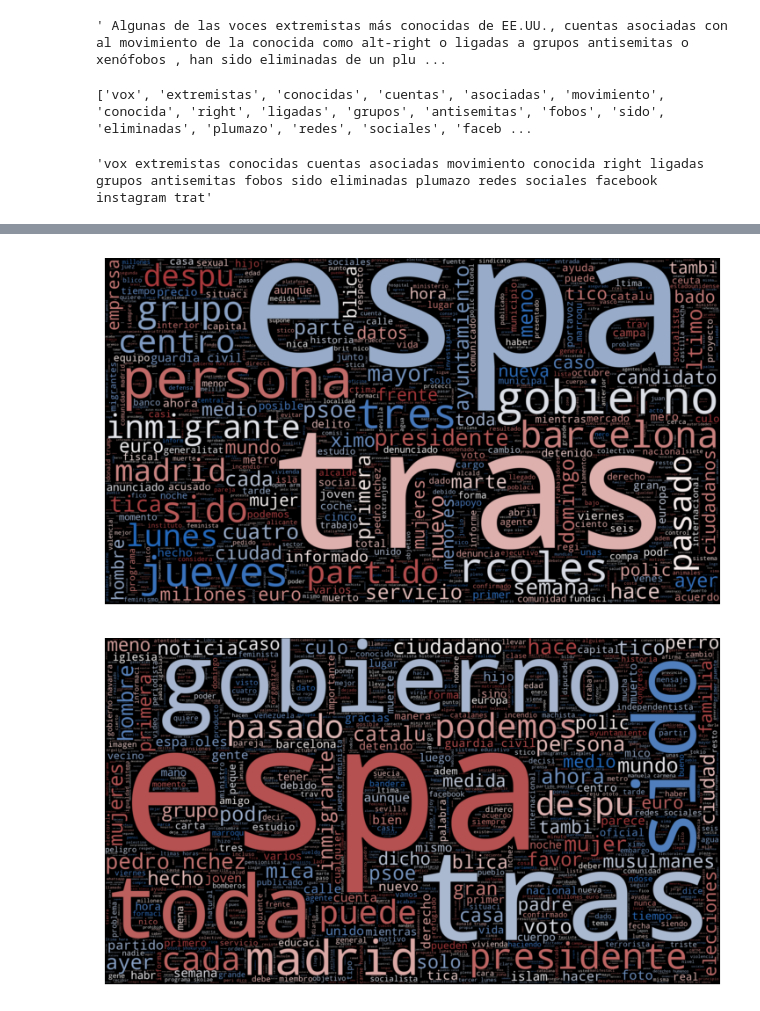
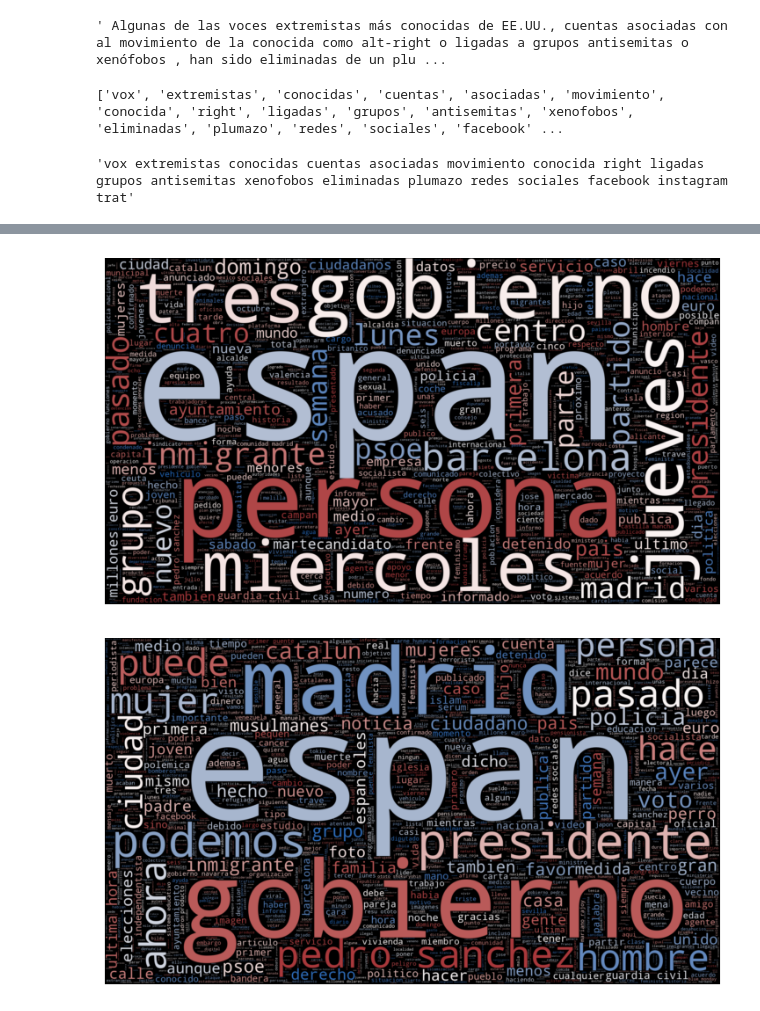
Before and after one commit to msantanarod/Fake-news-detector-Spanish-Edition, a Jupyter notebook: Fake News Detector - Spanish Edition.ipynb, the cells around one changed output, grey strips where cells are left out. Saved outputs shown, nothing was run; the diff lists cells and outputs as text; code cells hidden in the pictures.

```diff
--- a/Fake News Detector - Spanish Edition.ipynb
+++ b/Fake News Detector - Spanish Edition.ipynb
@@ -71,8 +73,8 @@ fake_df
 | 999 | ¡ALERTA! ¡Estos paquetes de merie... |
 1000 rows × 1 columns
 # %%
-true_df["is_fake"]=0
-fake_df["is_fake"]=1
+true_df["fake_new"]=0
+fake_df["fake_new"]=1
 # %%
 df=pd.concat([true_df,fake_df],axis=0).reset_index(drop=True)
 df
@@ -117,12 +148,14 @@ exclude = set(string.punctuation)
 
 def clean(text,stop_words):
     stop_words = set(stopwords.words('spanish'))
-    #stop_words.update(('from','to','cc','http', 're', 'www', 'com','subject','sent','email','u','ok','thanks','please','ect','dt','pm'))
+    stop_words.update(('según','tras','cabe','bajo', 'durante', 'mediante', 'so','toda','todas','cada','me','después','despues','segun','solo','sido','estan'))
     exclude = set(string.punctuation)
     lemma = WordNetLemmatizer()
     porter= PorterStemmer()
 
     text=text.rstrip()
+    text=text.translate(str.maketrans({'á': 'a', 'é': 'e','í':'i','ó':'o','ú':'u'}))
+    text = re.sub(r"([^n\u0300-\u036f]|n(?!\u0303(?![\u0300-\u036f])))[\u0300-\u036f]+", r"\1", normalize( "NFD", text), 0, re.I)
     text = re.sub(r'[^a-zA-Z]', ' ', text)
     stop_free = " ".join([i for i in text.lower().split() if((i not in stop_words) and (not i.isdigit()) and len(i)>3)])
     punc_free = ''.join(ch for ch in stop_free if ch not in exclude)
@@ -155,7 +188,7 @@ df['text'][0]
 
 print(df['clean_text'][0])
 # %% [output]
-['vox', 'extremistas', 'conocidas', 'cuentas', 'asociadas', 'movimiento', 'conocida', 'right', 'ligadas', 'grupos', 'antisemitas', 'fobos', 'sido', 'eliminadas', 'plumazo', 'redes', 'sociales', 'faceb ...
+['vox', 'extremistas', 'conocidas', 'cuentas', 'asociadas', 'movimiento', 'conocida', 'right', 'ligadas', 'grupos', 'antisemitas', 'xenofobos', 'eliminadas', 'plumazo', 'redes', 'sociales', 'facebook' ...
 # %%
 # Creating a new column named clean_joined where we join the words into a string.
 
@@ -165,12 +198,12 @@ df['clean_joined'] = df['clean_text'].apply(lambda x: " ".join(x))
 
 df['clean_joined'][0]
 # %% [output]
-'vox extremistas conocidas cuentas asociadas movimiento conocida right ligadas grupos antisemitas fobos sido eliminadas plumazo redes sociales facebook instagram trat'
+'vox extremistas conocidas cuentas asociadas movimiento conocida right ligadas grupos antisemitas xenofobos eliminadas plumazo redes sociales facebook instagram trat'
 # %%
 # plot the word cloud for article that are considered "true"
 
 plt.figure(figsize = (7,7))
-wc = WordCloud(max_words = 2000 , width = 1920 , height = 1080 ,colormap='vlag', stopwords = stop_words).generate(" ".join(df[df.is_fake == 0].clean_joined))
+wc = WordCloud(max_words = 2000 , width = 1920 , height = 1080 ,colormap='vlag', stopwords = stop_words).generate(" ".join(df[df.fake_new == 0].clean_joined))
 plt.imshow(wc, interpolation = 'bilinear')
 plt.axis('off')
 plt.tight_layout(pad=0)
@@ -180,11 +212,11 @@ C:\Users\Merche\anaconda3\envs\Da_Env1\lib\site-packages\wordcloud\wordcloud.py:
-[figure, old version]
+[figure, new version]
 # %%
 # plot the word cloud for text that is considered "fake"
 plt.figure(figsize = (7,7))
-wc = WordCloud(max_words = 2000 , width = 1920 , height = 1080 ,colormap='vlag', stopwords = stop_words).generate(" ".join(df[df.is_fake == 1].clean_joined))
+wc = WordCloud(max_words = 2000 , width = 1920 , height = 1080 ,colormap='vlag', stopwords = stop_words).generate(" ".join(df[df.fake_new == 1].clean_joined))
 plt.imshow(wc, interpolation = 'bilinear')
 plt.axis('off')
 plt.tight_layout(pad=0)
 plt.show()
 # %% [output]
-[figure, old version]
+[figure, new version]
```
Also changed, not shown: parts of 8 cells of this notebook.
